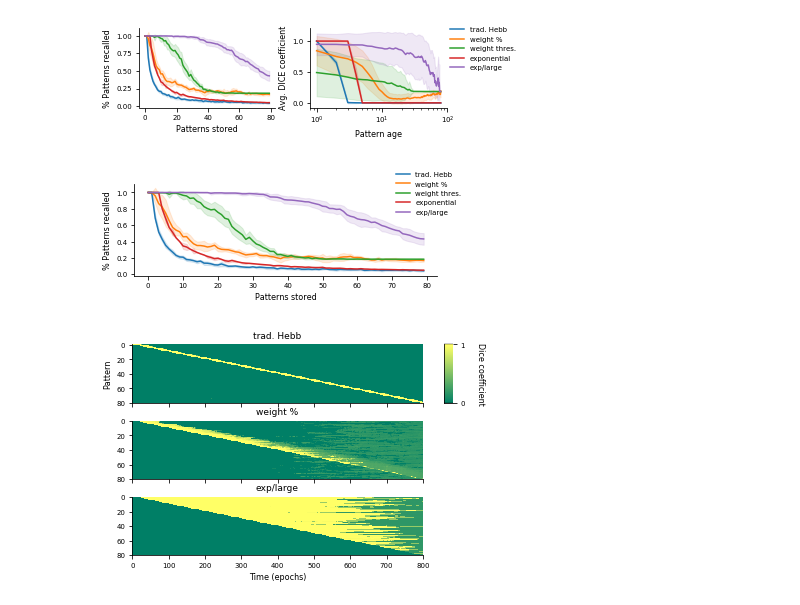
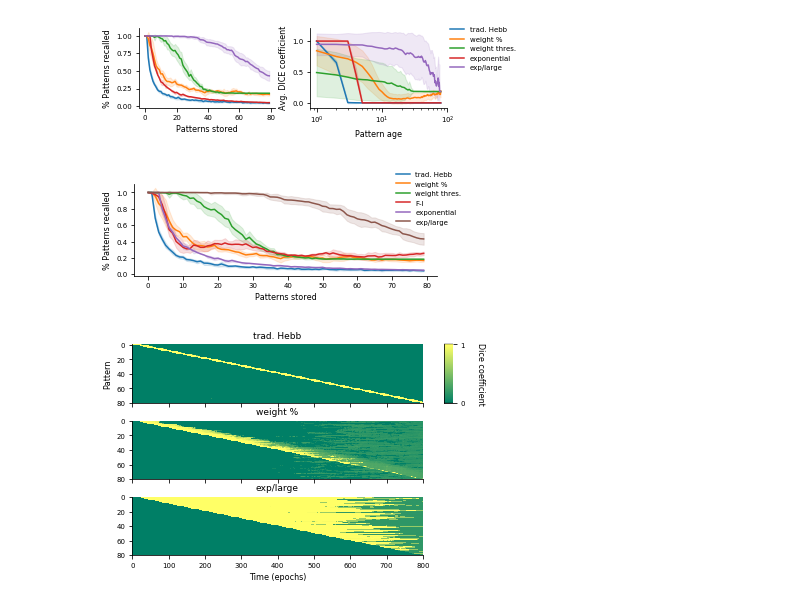
Before and after one commit to martinosorb/FisherHopfieldNet, a Jupyter notebook: jupyterNotebooks/plot_multiple_mh.ipynb, the cells around one changed output. Saved outputs shown, nothing was run; the diff lists cells and outputs as text; code cells hidden in the pictures.

```diff
--- a/jupyterNotebooks/plot_multiple_mh.ipynb
+++ b/jupyterNotebooks/plot_multiple_mh.ipynb
@@ -181,12 +181,12 @@ ax = plt.subplot(111)
 
 exp_names = ['trad. Hebb','weight %','weight thres.','F-I','exponential','exp/large']
 
-show_exps = [0,1,2,4,5]
 
 epochs_patterns_presented = 10
 colors = plt.cm.tab10.colors #plt.cm.hsv(np.arange(len(show_exps))/len(show_exps))
 T = data[data.keys()[0]].shape[1]
 show_exps = [0,1,2,4,5]
+show_exps = [0,1,2,3,4,5]
 
 # for j, k in enumerate(data.keys()[show_exps]):
 for j, l in enumerate(show_exps):
@@ -209,34 +209,34 @@ for j, l in enumerate(show_exps):
 #         y = mean_over_trials #/(x//epochs_patterns_presented+1)
 #         if t==0:
 # #             plt.plot(x+1,np.max(y)*100, '.',color=colors[j], label=exp_names[show_exps[j]])
 #             plt.plot(x+1,y[-1]*100, '.',color=colors[j], label=exp_names[show_exps[j]])
 #         else:
 # #             plt.plot(x+1,np.max(y)*100, '.',color=colors[j])
 #             plt.plot(x+1,y[-1]*100, '.',color=colors[j])
 # #         edges = np.percentile(data[k].mean(-1), [25, 75], axis=0)
 # #         plt.fill_between(x, *edges, alpha=.15, color=colors[j])
 
         y[t//epochs_patterns_presented] = mean_over_trials[-1] #/(x//epochs_patterns_presented+1)
         dy[t//epochs_patterns_presented] = np.std(mean_over_p,axis = 0)[-1] #/(x//epochs_patterns_presented+1)
 
     plt.plot(x,y,label=exp_names[show_exps[j]],color=colors[j])
     edges = np.vstack((y-dy,y+dy))
     plt.fill_between(x, *edges, alpha=.15, color=colors[j])
 
 plt.tight_layout()
 plt.ylabel('% Patterns recalled')
 plt.xlabel('Patterns stored')
 # plt.ylim((0,1.02))
 #plt.legend(['FI_N', 'SCL_N', 'trad_80_N', 'FL_N'])
 # plt.legend(['trad_80_N', 'FI_N', 'FIH_N'])
 # plt.legend(bbox_to_anchor=(0.98, 1.1), fontsize=7)
 #plt.legend(['FI_N', 'trad_80_N', 'FL_N'])
 # plt.savefig('patterns_recalled.svg',transparent=True,bbox_inches='tight')
 plt.legend(fontsize=7,bbox_to_anchor=(1.1, 1.2))#1.1))
 
 plt.savefig('patterns_recalled_3.svg',transparent=True,bbox_inches='tight')
 # %% [output]
-[figure, old version]
+[figure, new version]
 # %%
 from mpl_toolkits.axes_grid1 import ImageGrid
 
```
Also changed, not shown: 1 other file.
